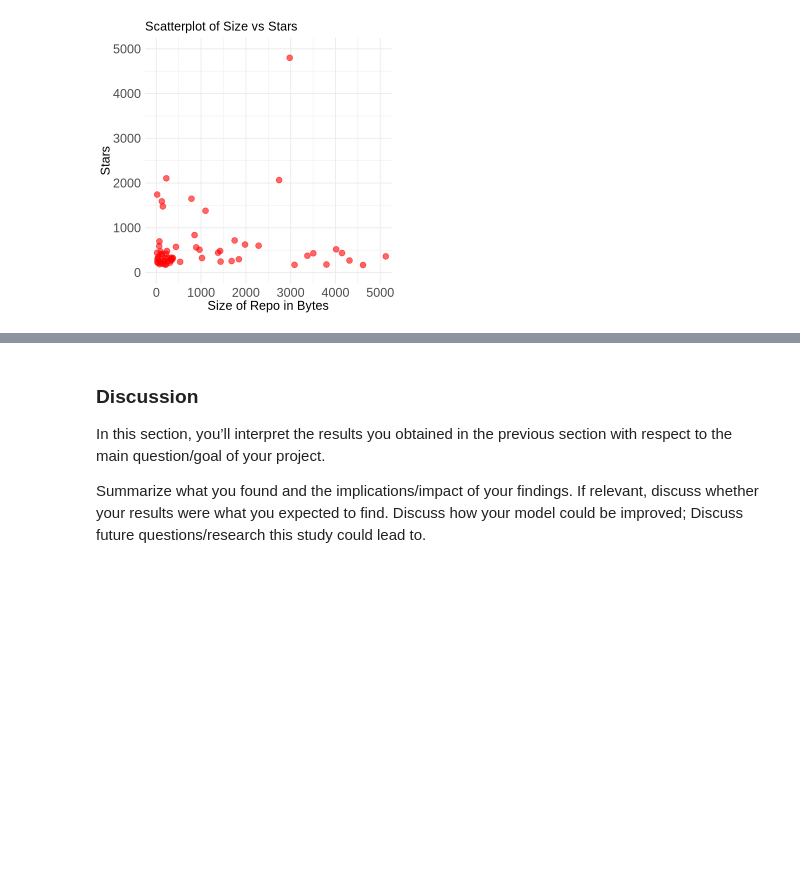
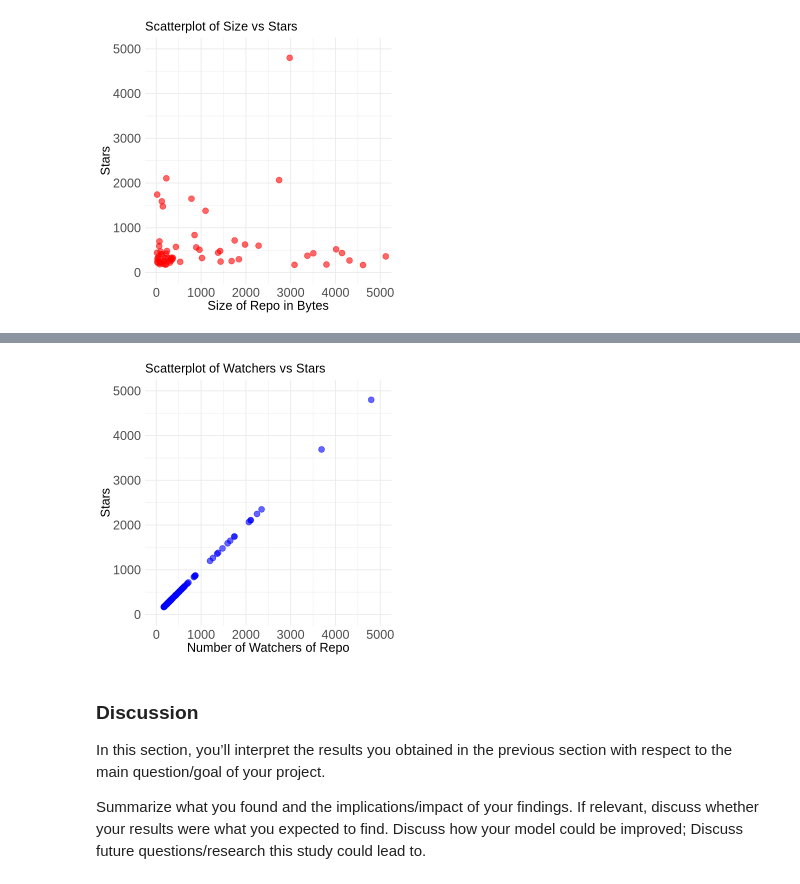
Before and after one commit to chloezandberg/stat301-final-project-group, a Jupyter notebook: final-project.ipynb, the cells around one changed output, grey strips where cells are left out. Cells and saved outputs as stored; diff of their text form; code cells hidden in the pictures; blank space fills up the shorter version.

```diff
--- a/final-project.ipynb
+++ b/final-project.ipynb
@@ -235,19 +239,21 @@ Issues_plot
 # %%
 options(repr.plot.width = 5, repr.plot.height = 5)
 Watchers_plot <- ggplot(github_sample, aes(x = watchers, y = stars)) +
   geom_point(color = "blue", alpha = 0.6, size = 3) +
   labs(title = "Scatterplot of Watchers vs Stars",
        x = "Number of Watchers of Repo",
        y = "Stars") +
   theme_minimal() +
-    coord_cartesian(xlim = c(0, 10000), ylim = c(0, 10000)) +
+    coord_cartesian(xlim = c(0, 5000), ylim = c(0, 5000)) +
   theme(
     plot.title = element_text(size = 15),
     axis.title = element_text(size = 15),
     axis.text = element_text(size = 15)
   )
 
 Watchers_plot
+# %% [output]
+[figure, added]
 # %% [markdown]
 ### Discussion
 
```
Also changed, not shown: parts of 2 cells of this notebook.
